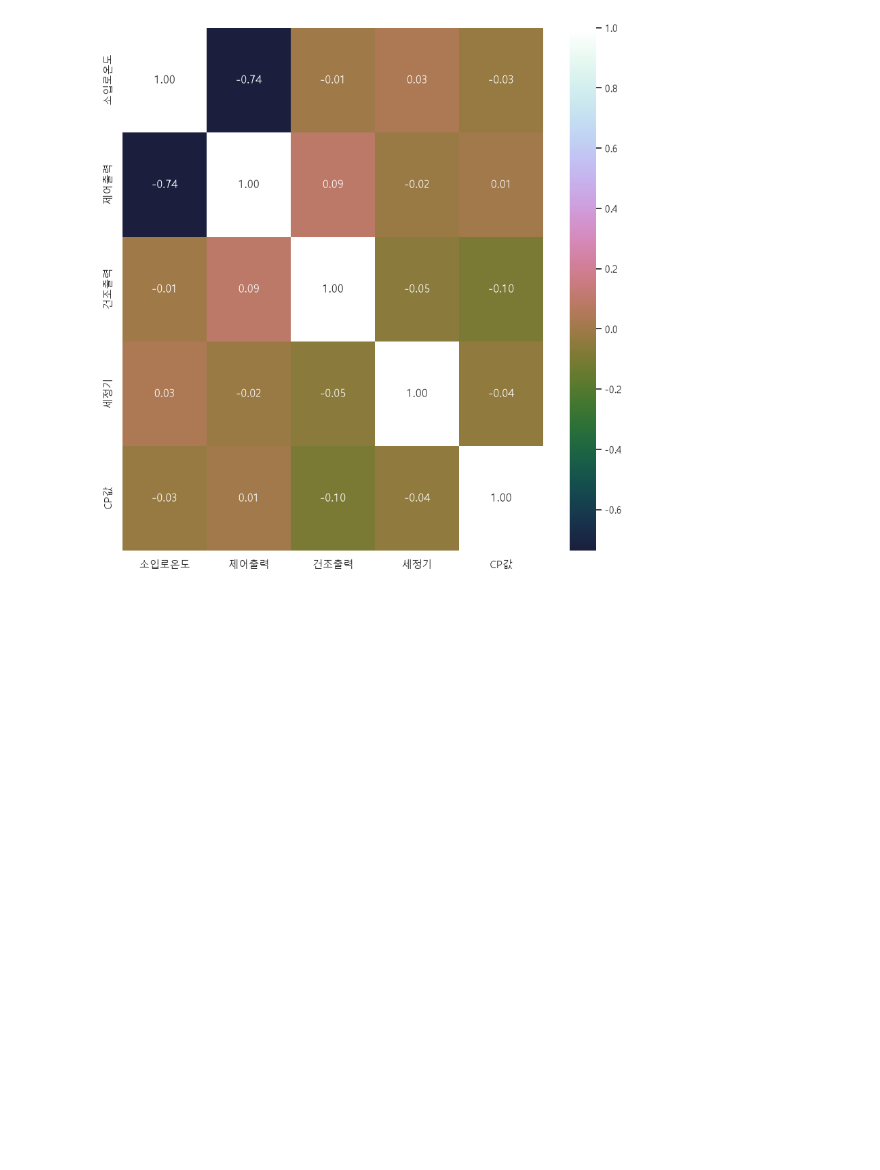
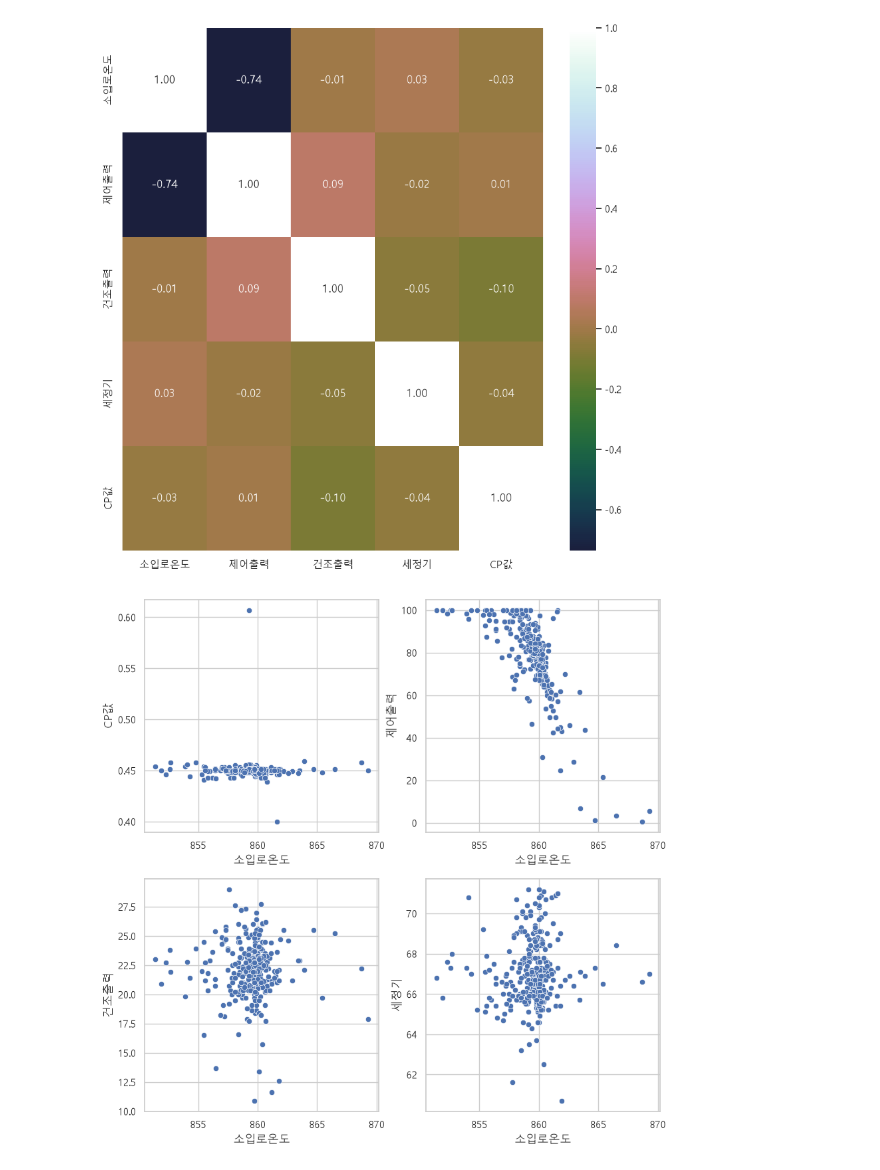
Before and after one commit to show4336-collab/KNA-DataAnalysis-1st, a Jupyter notebook: matplotlib_01.ipynb, the cells around one changed output. Cells and saved outputs as stored; diff of their text form; code cells hidden in the pictures; blank space fills up the shorter version.

```diff
--- a/matplotlib_01.ipynb
+++ b/matplotlib_01.ipynb
@@ -359,3 +359,15 @@ sns.heatmap(data=corr, annot=True, fmt='.2f', cmap='cubehelix', center=0)
 plt.show()
 # %% [output]
 [figure]
+# %%
+# 간단한 subplot 활용
+
+fig, axs = plt.subplots(2, 2, figsize=(10, 10))
+sns.scatterplot(data=df, x='소입로온도', y='CP값', ax=axs[0, 0])
+sns.scatterplot(data=df, x='소입로온도', y='제어출력', ax=axs[0, 1])
+sns.scatterplot(data=df, x='소입로온도', y='건조출력', ax=axs[1, 0])
+sns.scatterplot(data=df, x='소입로온도', y='세정기', ax=axs[1, 1])
+plt.tight_layout
+plt.show()
+# %% [output]
+[figure, added]
```
Also changed, not shown: parts of 9 cells of this notebook.
